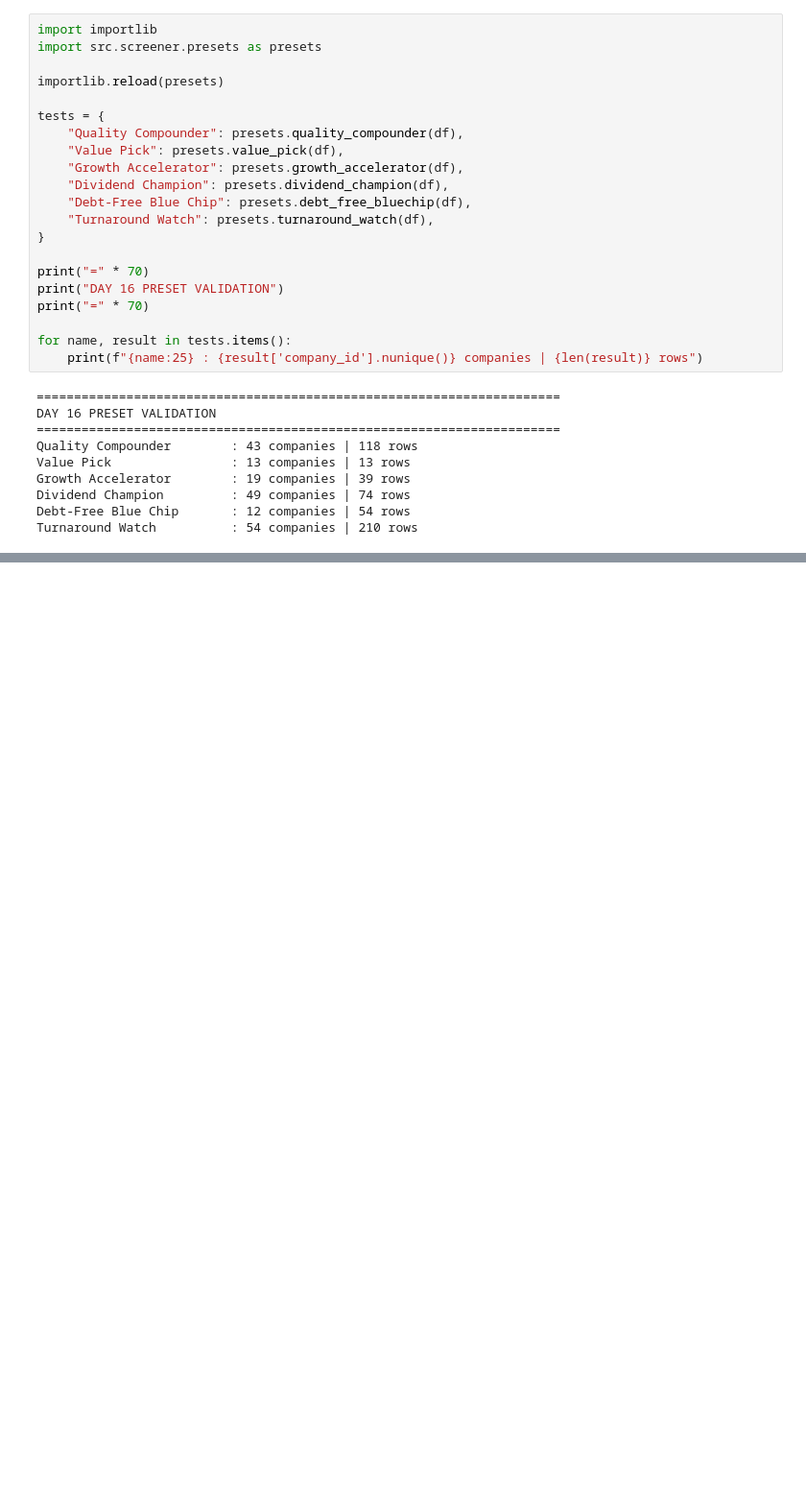
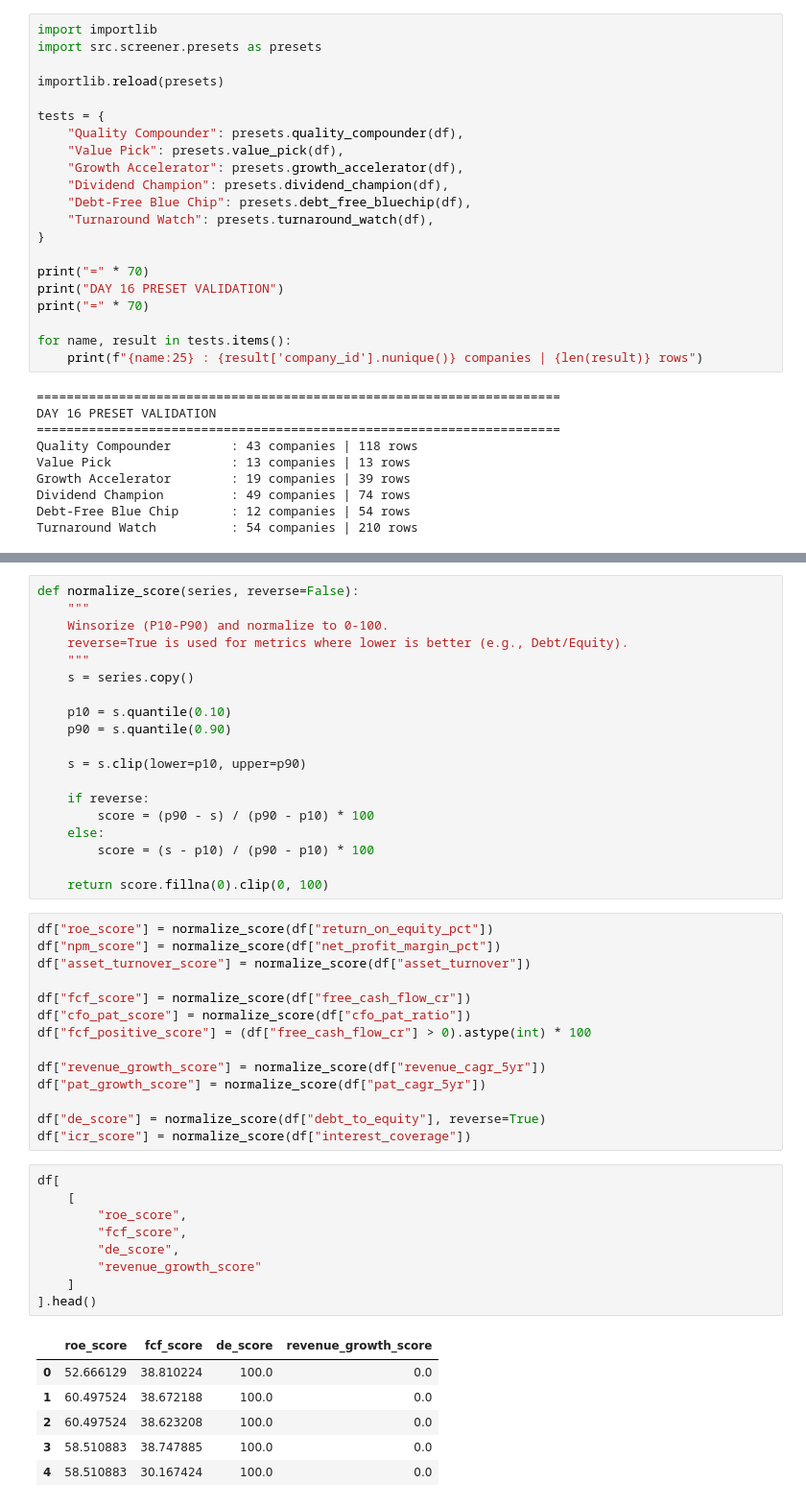
Before and after one commit to padmawararush9-del/n100-financial-intelligence-platform, a Jupyter notebook: Untitled5.ipynb, the cells around one changed output, grey strips where cells are left out. Shown at 96% size. Drawn from its saved outputs; the diff is of its cells as text; blank space fills up the shorter version.

```diff
--- a/Untitled5.ipynb
+++ b/Untitled5.ipynb
@@ -587,0 +696,49 @@ Turnaround Watch          : 54 companies | 210 rows
+# %%
+def normalize_score(series, reverse=False):
+    """
+    Winsorize (P10-P90) and normalize to 0-100.
+    reverse=True is used for metrics where lower is better (e.g., Debt/Equity).
+    """
+    s = series.copy()
+
+    p10 = s.quantile(0.10)
+    p90 = s.quantile(0.90)
+
+    s = s.clip(lower=p10, upper=p90)
+
+    if reverse:
+        score = (p90 - s) / (p90 - p10) * 100
+    else:
+        score = (s - p10) / (p90 - p10) * 100
+
+    return score.fillna(0).clip(0, 100)
+# %%
+df["roe_score"] = normalize_score(df["return_on_equity_pct"])
+df["npm_score"] = normalize_score(df["net_profit_margin_pct"])
+df["asset_turnover_score"] = normalize_score(df["asset_turnover"])
+
+df["fcf_score"] = normalize_score(df["free_cash_flow_cr"])
+df["cfo_pat_score"] = normalize_score(df["cfo_pat_ratio"])
+df["fcf_positive_score"] = (df["free_cash_flow_cr"] > 0).astype(int) * 100
+
+df["revenue_growth_score"] = normalize_score(df["revenue_cagr_5yr"])
+df["pat_growth_score"] = normalize_score(df["pat_cagr_5yr"])
+
+df["de_score"] = normalize_score(df["debt_to_equity"], reverse=True)
+df["icr_score"] = normalize_score(df["interest_coverage"])
+# %%
+df[
+    [
+        "roe_score",
+        "fcf_score",
+        "de_score",
+        "revenue_growth_score"
+    ]
+].head()
+# %% [output]
+|  | roe_score | fcf_score | de_score | revenue_growth_score |
+| 0 | 52.666129 | 38.810224 | 100.0 | 0.0 |
+| 1 | 60.497524 | 38.672188 | 100.0 | 0.0 |
+| 2 | 60.497524 | 38.623208 | 100.0 | 0.0 |
+| 3 | 58.510883 | 38.747885 | 100.0 | 0.0 |
+| 4 | 58.510883 | 30.167424 | 100.0 | 0.0 |
```
Also changed, not shown: parts of 15 cells of this notebook.
